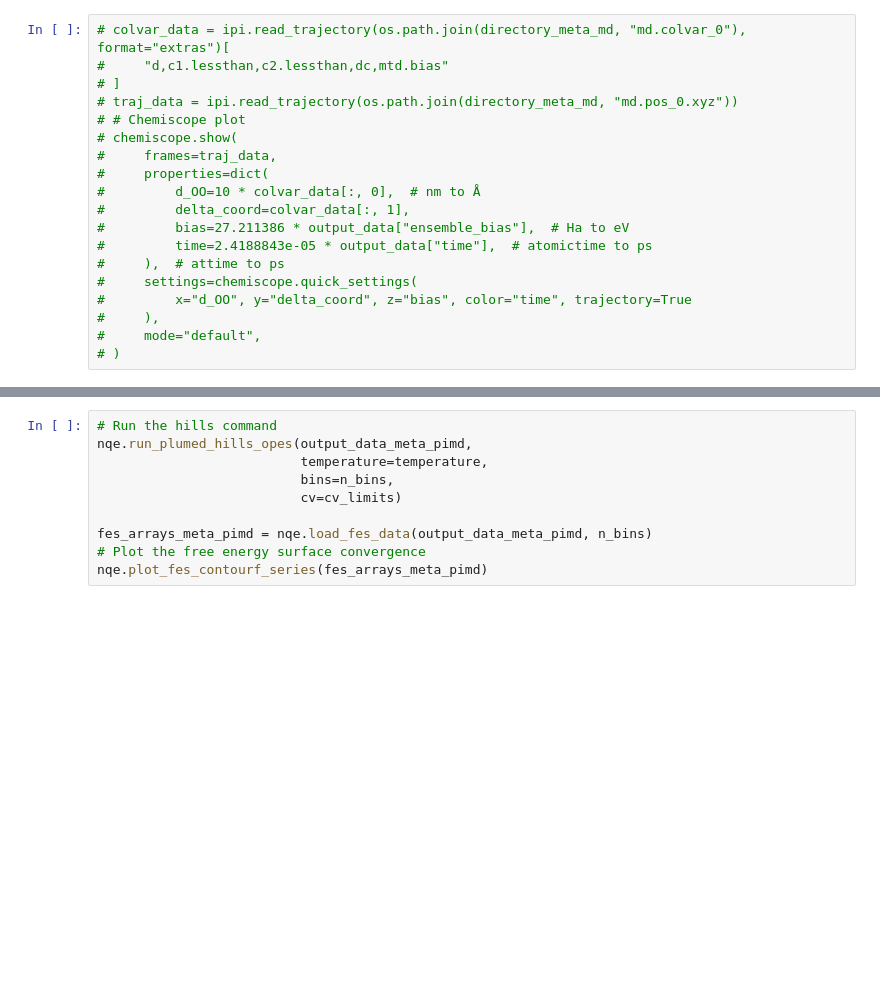
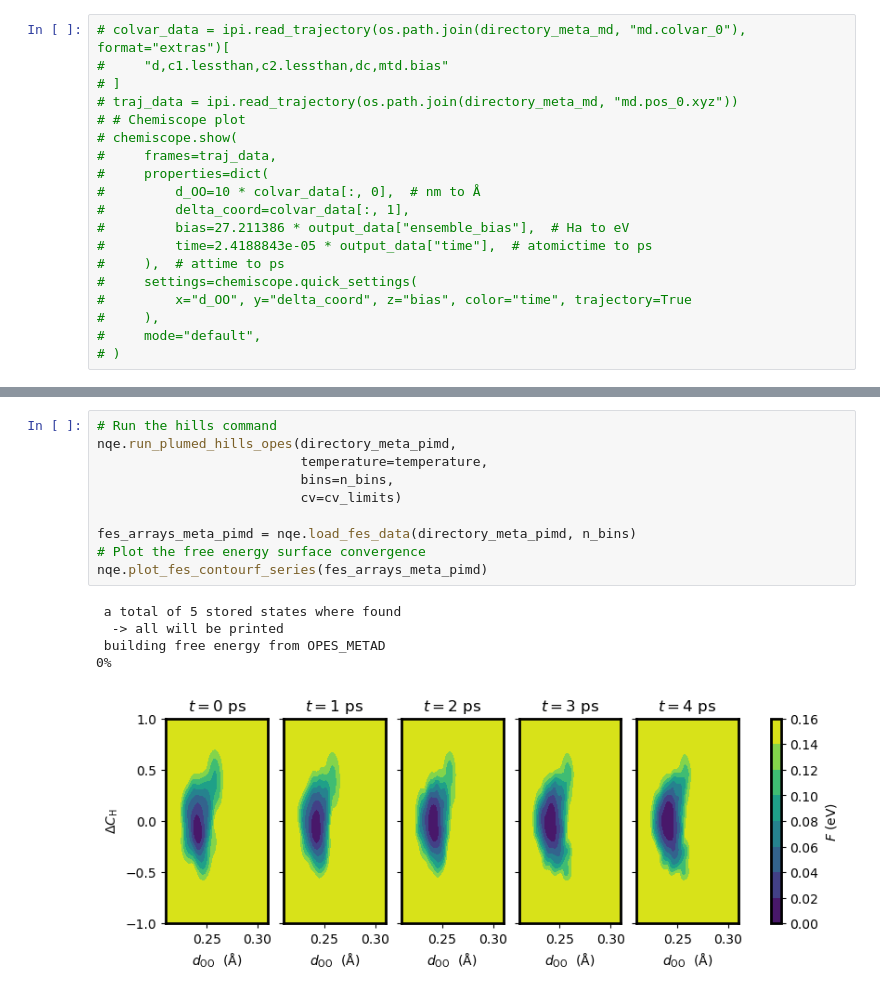
Before and after one commit to LouieSlocombe/nqetools, a Jupyter notebook: examples/atomistic_cookbook/PI_METAD/run.ipynb, the cells around one changed output, grey strips where cells are left out. Saved outputs shown, nothing was run; the diff lists cells and outputs as text; blank space fills up the shorter version.

```diff
--- a/examples/atomistic_cookbook/PI_METAD/run.ipynb
+++ b/examples/atomistic_cookbook/PI_METAD/run.ipynb
@@ -224,13 +424,19 @@ nqe.plot_time_temperature(output_data_meta_pimd)
 # %%
 # Run the hills command
-nqe.run_plumed_hills_opes(output_data_meta_pimd,
+nqe.run_plumed_hills_opes(directory_meta_pimd,
                           temperature=temperature,
                           bins=n_bins,
                           cv=cv_limits)
 
-fes_arrays_meta_pimd = nqe.load_fes_data(output_data_meta_pimd, n_bins)
+fes_arrays_meta_pimd = nqe.load_fes_data(directory_meta_pimd, n_bins)
 # Plot the free energy surface convergence
 nqe.plot_fes_contourf_series(fes_arrays_meta_pimd)
+# %% [output]
+ a total of 5 stored states where found
+  -> all will be printed
+ building free energy from OPES_METAD
+0%
+[figure, added]
 # %%
 # Plot the comparison between MD and PIMD, compare the last frame
 nqe.plot_fes_contour_compare(fes_arrays_meta_md[-1], fes_arrays_meta_pimd[-1])
```
Also changed, not shown: parts of 29 cells of this notebook.
